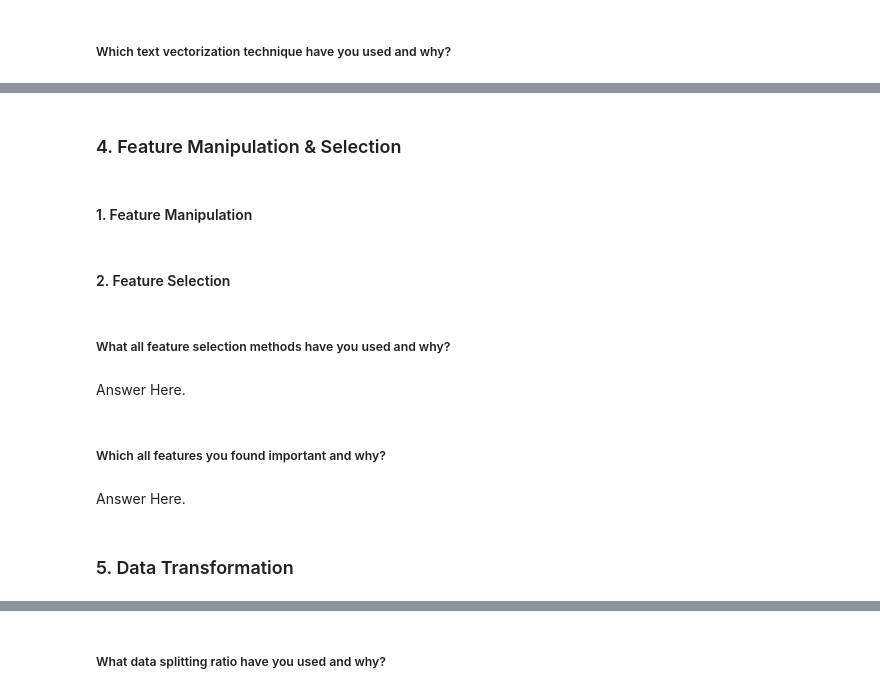
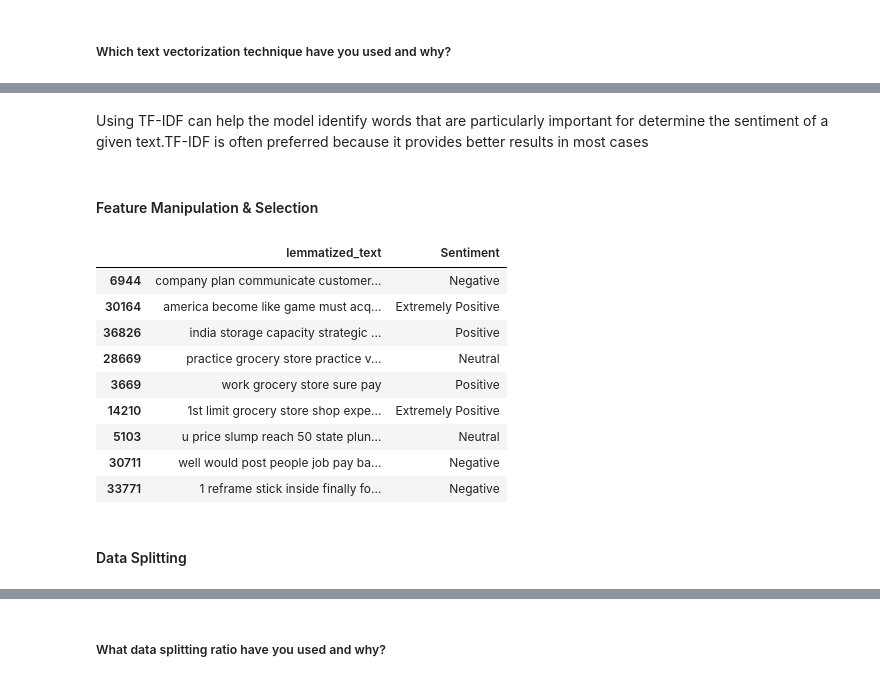
Before and after one commit to Saurabhshrma/Corona-virus-tweet-sentiment-analysis, a Jupyter notebook: Corona Virus Tweet Sentiment Analysis.ipynb, the cells around one changed output, grey strips where cells are left out. Drawn from its saved outputs; the diff is of its cells as text; code cells hidden in the pictures.

```diff
--- a/Corona Virus Tweet Sentiment Analysis.ipynb
+++ b/Corona Virus Tweet Sentiment Analysis.ipynb
@@ -250,8 +205,0 @@ df['tokens'] = df['clean_tweet'].apply(remove_stopwords)
-# %%
-# One-hot encode the 'Sentiment' column
-
-sentiment_dummies = pd.get_dummies(df['Sentiment'])
-df = pd.concat([df, sentiment_dummies], axis=1)
-
-
-df
@@ -655 +626,16 @@ We chose ANOVA test because it can be used to compare the means of sentiment sco
+# %%
+# Removing Stopwords
+
+from nltk.corpus import stopwords
+
+stop_words = set(stopwords.words('english'))
+
+def remove_stopwords(text):
+    tokens = text.split()
+    filtered_tokens = [token for token in tokens if token not in stop_words]
+    filtered_text = ' '.join(filtered_tokens)
+    return filtered_text
+
+cdf['tokens'] = cdf['clean_tweet'].apply(remove_stopwords)
+cdf['tokens'] = cdf['tokens'].apply(lambda x: x.split())
 # %% [markdown]
@@ -668,5 +660,5 @@ def lemmatize_token(token):
 # %%
-df['lemmatized'] = df['tokens'].apply(lambda x: [lemmatize_token(token) for token in x])
+cdf['lemmatized'] = cdf['tokens'].apply(lambda x: [lemmatize_token(token) for token in x])
 # %% [markdown]
 ##### Which text normalization technique have you used and why?
 # %% [markdown]
@@ -744,2 +668,12 @@ lemmatized 0
+# %%
+from sklearn.feature_extraction.text import TfidfVectorizer
+
+# Join normalized tokens
+cdf['lemmatized_text'] = cdf['lemmatized'].apply(lambda x: ' '.join(x))
+
+# Vectorization using TF-IDF
+vectorizer = TfidfVectorizer(stop_words='english', max_features=10000)
+X = vectorizer.fit_transform(cdf['lemmatized_text']).toarray()
+y = cdf['Sentiment']
 # %% [markdown]
 ##### Which text vectorization technique have you used and why?
@@ -748,4 +680,4 @@ Answer Here.
+# %% [markdown]
+Using TF-IDF can help the model identify words that are particularly important for determine the sentiment of a given text.TF-IDF is often preferred because it provides better results in most cases
 # %% [markdown]
-### 4. Feature Manipulation & Selection
+#### Feature Manipulation & Selection
-# %% [markdown]
-#### 1. Feature Manipulation
@@ -754,14 +684,17 @@ Answer Here.
-# %% [markdown]
-#### 2. Feature Selection
 # %%
 # Select your features wisely to avoid overfitting
+cdf = cdf [['lemmatized_text','Sentiment']]
+cdf.sample(n=9)
+# %% [output]
+|  | lemmatized_text | Sentiment |
+| 6944 | company plan communicate customer... | Negative |
+| 30164 | america become like game must acq... | Extremely Positive |
+| 36826 | india storage capacity strategic ... | Positive |
+| 28669 | practice grocery store practice v... | Neutral |
+| 3669 | work grocery store sure pay | Positive |
+| 14210 | 1st limit grocery store shop expe... | Extremely Positive |
+| 5103 | u price slump reach 50 state plun... | Neutral |
+| 30711 | well would post people job pay ba... | Negative |
+| 33771 | 1 reframe stick inside finally fo... | Negative |
-# %% [markdown]
-##### What all feature selection methods have you used  and why?
-# %% [markdown]
-Answer Here.
-# %% [markdown]
-##### Which all features you found important and why?
-# %% [markdown]
-Answer Here.
 # %% [markdown]
-### 5. Data Transformation
+####  Data Splitting
```
Also changed, not shown: parts of 35 cells of this notebook.
